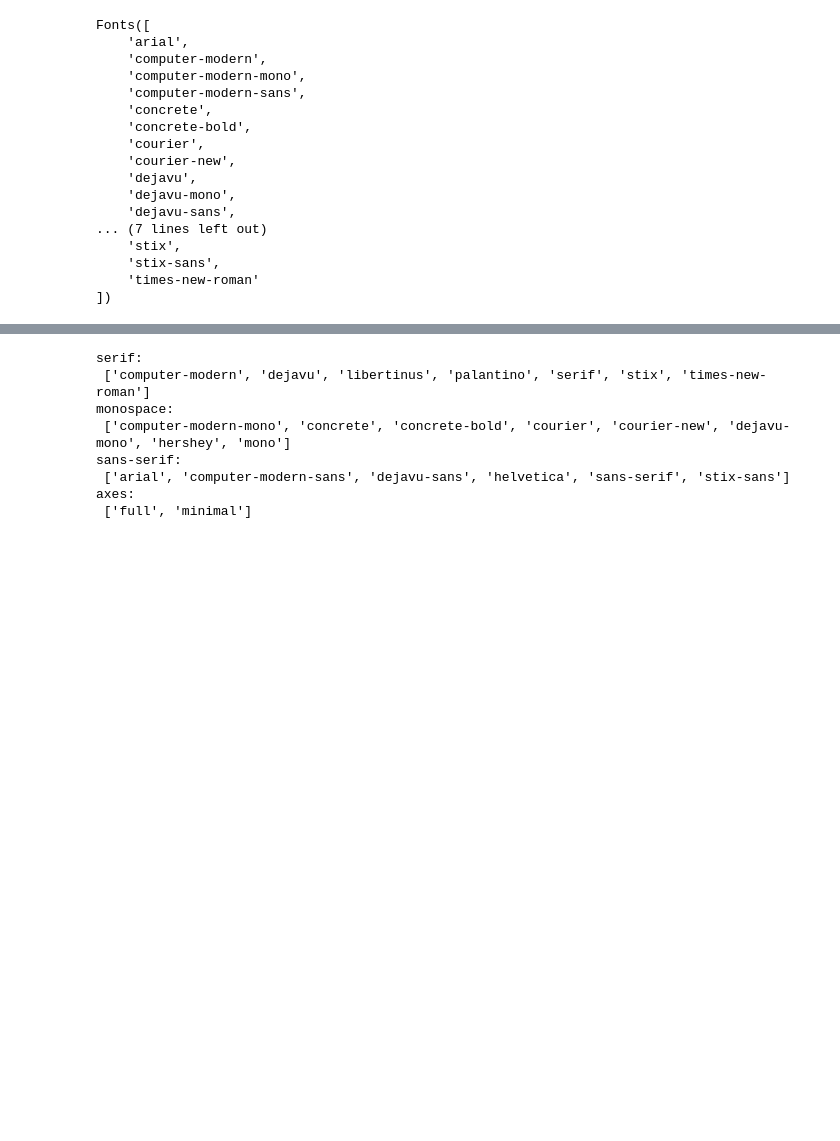
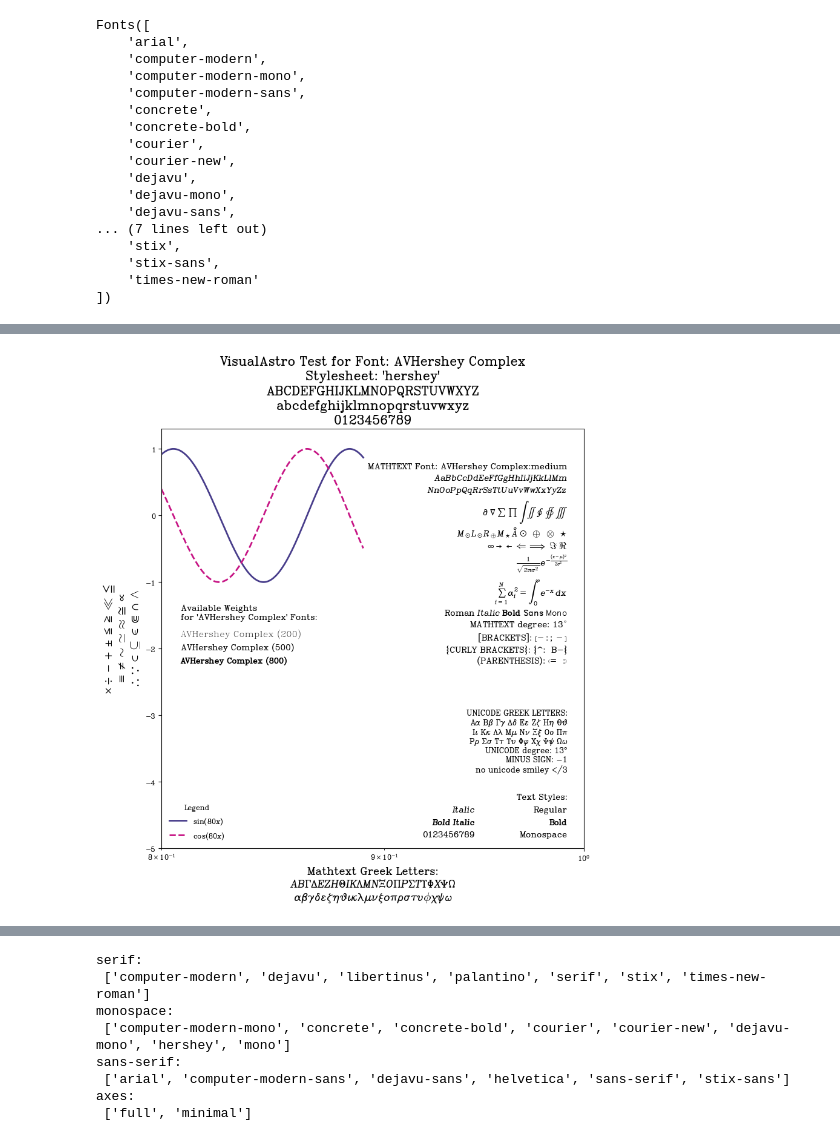
Before and after one commit to elkogerville/VisualAstro, a Jupyter notebook: examples/style_guide.ipynb, the cells around one changed output, grey strips where cells are left out. Drawn from its saved outputs; the diff is of its cells as text; code cells hidden in the pictures; blank space fills up the shorter version.

```diff
--- a/examples/style_guide.ipynb
+++ b/examples/style_guide.ipynb
@@ -187,0 +201,5 @@ Fonts([
+# %%
+plt.style.use('hershey')
+va.help.fontstyle('hershey')
+# %% [output]
+[figure, added]
```
Also changed, not shown: parts of 5 cells of this notebook.
